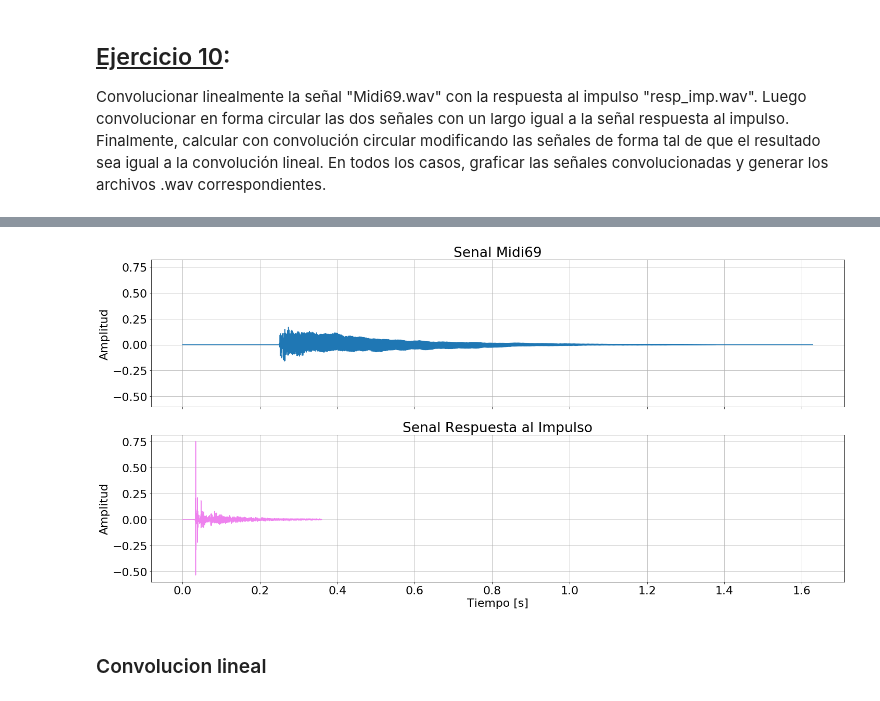
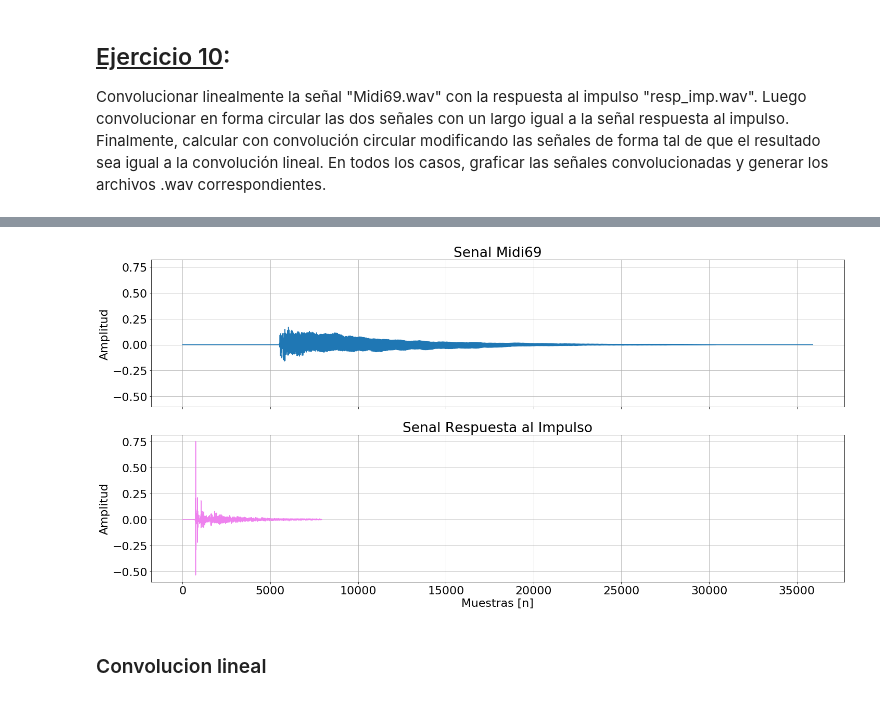
Before and after one commit to reborafs/dsp-untref, a Jupyter notebook: notebook/TP1.ipynb, the cells around one changed output, grey strips where cells are left out. Cells and saved outputs as stored; diff of their text form; code cells hidden in the pictures.

```diff
--- a/notebook/TP1.ipynb
+++ b/notebook/TP1.ipynb
@@ -691,5 +699,5 @@ En este caso, se puede apreciar la forma de la señal derivada sin ruido. Las fl
 
 Convolucionar linealmente la señal "Midi69.wav" con la respuesta al impulso "resp_imp.wav". Luego convolucionar en forma circular las dos señales con un largo igual a la señal respuesta al impulso. Finalmente, calcular con convolución circular modificando las señales de forma tal de que el resultado sea igual a la convolución lineal. En todos los casos, graficar las señales convolucionadas y generar los archivos .wav correspondientes.
 # %%
-signal_10, fs1_10 = lb.load("Midi69.wav")  #Midi69.wav
-respuesta_impulso_10, fs2_10 = lb.load("Resp_Imp.wav") #resp_imp.wav
+signal_10, fs1_10 = lb.load("audio/Midi69.wav")  #Midi69.wav
+respuesta_impulso_10, fs2_10 = lb.load("audio/Resp_Imp.wav") #resp_imp.wav
@@ -704,19 +712,18 @@ ipd.Audio ("Resp_Imp.wav")
 # %%
 plt.rcParams.update({'font.size': 22})
 fig, axs = plt.subplots(2, 1, sharex=True, sharey=True, figsize=[20, 10])
-axs[0].plot(np.arange(0, len(signal_10)/fs1_10, 1/fs1_10) , signal_10)
+axs[0].plot(signal_10)
 axs[0].set_title('Senal Midi69')
-axs[1].plot(np.arange(0, len(respuesta_impulso_10)/fs2_10, 1/fs2_10) , respuesta_impulso_10, color='violet')
+axs[1].plot(respuesta_impulso_10, color='violet')
 axs[1].set_title('Senal Respuesta al Impulso')
 fig.tight_layout()
 axs.flat[0].set(ylabel='Amplitud')
-axs.flat[1].set(ylabel='Amplitud', xlabel='Tiempo [s]')
-
+axs.flat[1].set(ylabel='Amplitud', xlabel='Muestras [n]')
 
 for ax in axs.flat:
     ax.grid()
 # %% [output]
-[figure, old version]
+[figure, new version]
 # %% [markdown]
 ### Convolucion lineal
 # %%
```
Also changed, not shown: parts of 35 cells of this notebook, 6 other files.
